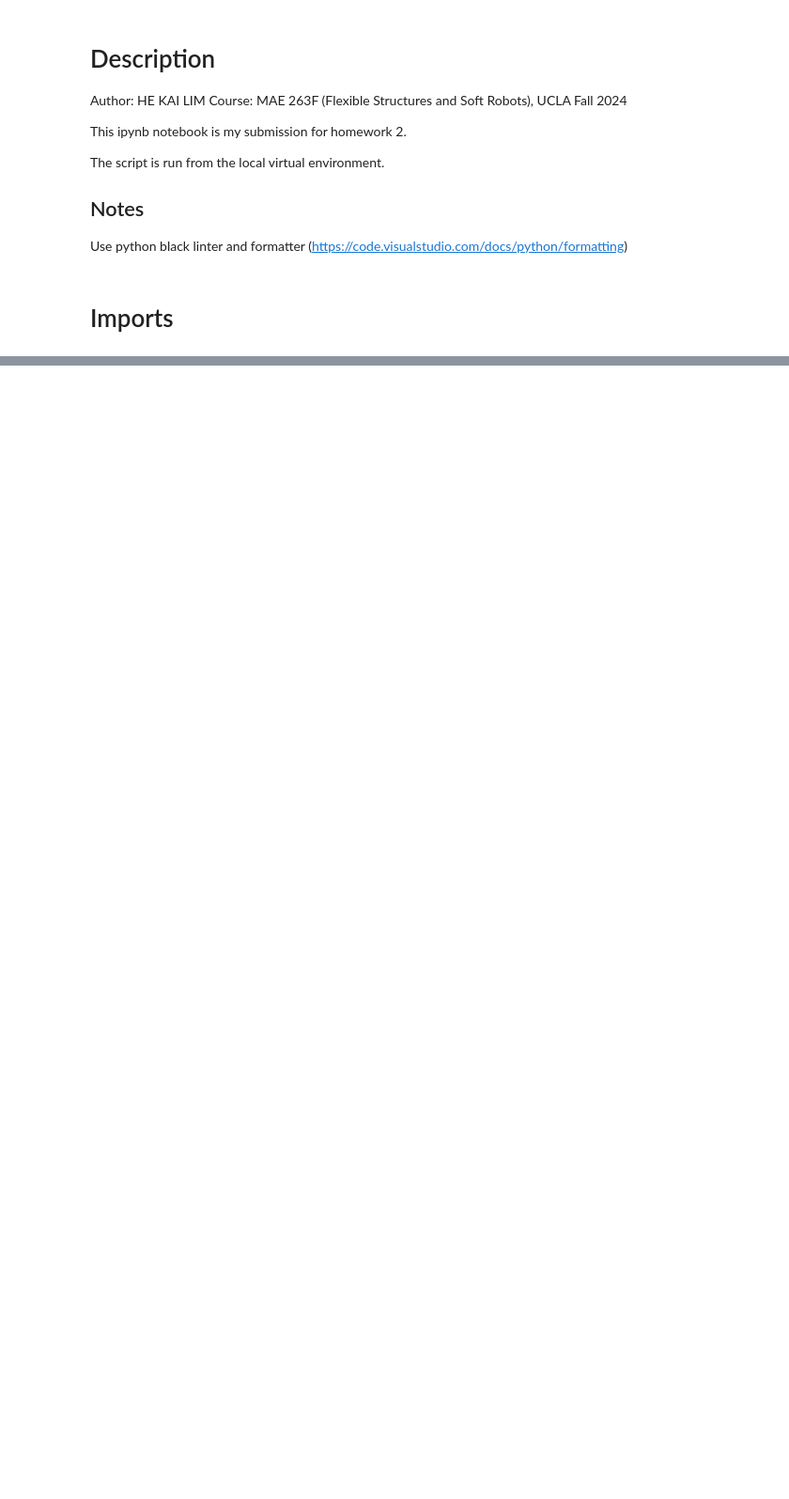
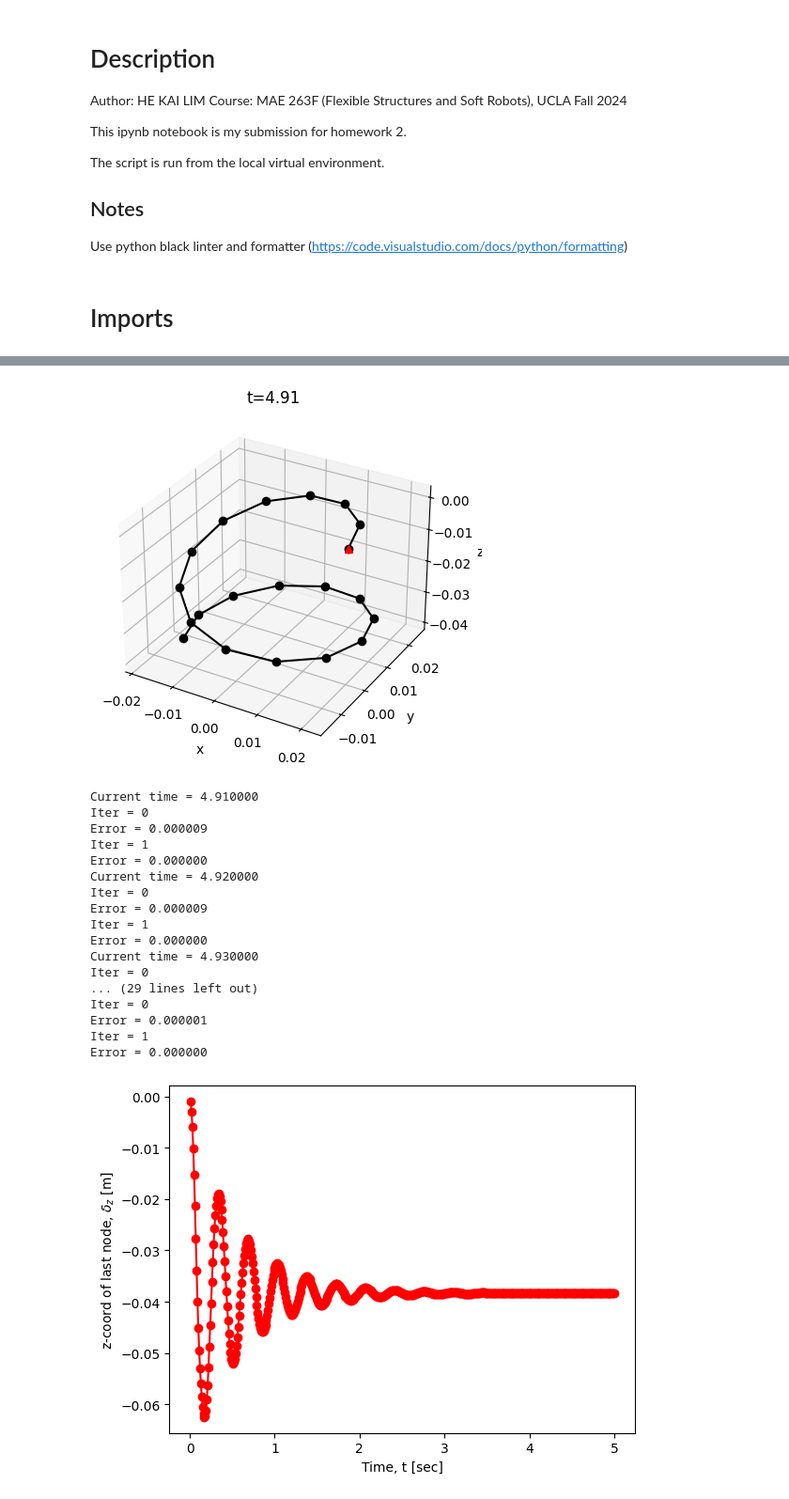
Before and after one commit to he-is-kai/MAE263F_UCLA_Fall2024, a Jupyter notebook: homework_2/Homework2.ipynb, the cells around one changed output, grey strips where cells are left out. Shown: that part at 94% size. Saved outputs shown, nothing was run; the diff lists cells and outputs as text; code cells hidden in the pictures; blank space fills up the shorter version.

```diff
--- a/homework_2/Homework2.ipynb
+++ b/homework_2/Homework2.ipynb
@@ -180,0 +282,6 @@ def plotrod_simple(q, ctime):
+# %%
+totalTime = 5 # second
+dt = 0.01 # second (may need sensitivity analysis)
+
+# Tolerance
+tol = EI / RodLength**2 * 1e-3
@@ -180,0 +375,10 @@ def plotrod_simple(q, ctime):
+# %%
+# Reference twist
+refTwist = np.zeros(nv)
+refTwist = helper.getRefTwist(a1, tangent, refTwist) # We need to write this function
+
+# Natural curvature
+kappaBar = helper.getKappa(q0, m1, m2) # We need to write this function
+
+# Natural twist
+twistBar = np.zeros(nv)
@@ -180,0 +387,4 @@ def plotrod_simple(q, ctime):
+# %%
+# Fixed and Free DOFs
+fixedIndex = np.arange(0,7) # First seven (2 nodes and one edge) are fixed: clamped
+freeIndex = np.arange(7,ndof)
@@ -180,0 +393,60 @@ def plotrod_simple(q, ctime):
+# %%
+Nsteps = round(totalTime / dt ) # Total number of steps
+ctime = 0 # current time
+endZ = np.zeros(Nsteps) # Store z-coordinate of the last node with time
+
+for timeStep in range(Nsteps):
+  print('Current time = %f' % ctime)
+
+  qGuess = q0.copy() # This should be fixed - I did not include this line in class
+  q, u, a1, a2 = objfun( qGuess, # Guess solution
+                        q0, u, a1, a2,
+                         freeIndex, # Boundary conditions
+                         dt, tol, # time stepping parameters
+                         refTwist, # We need a guess refTwist to compute the new refTwist
+                         massVector, mMat, # Mass vector and mass matrix
+                         EA, refLen, # Stretching stiffness and reference length
+                         EI, GJ, voronoiRefLen, kappaBar, twistBar, # bending and twisting
+                         Fg
+                        )
+
+  ctime += dt # Update current time
+
+  # Update q0 with the new q
+  q0 = q.copy()
+
+  # Store the z-coordinate of the last node
+  endZ[timeStep] = q[-1]
+
+  # Every 100 time steps, update material directors and plot the rod
+  if timeStep % 10 == 0:
+    plotrod_simple(q, ctime)
+
+# Visualization after the loop
+plt.figure(2)
+time_array = np.arange(1, Nsteps + 1) * dt
+plt.plot(time_array, endZ, 'ro-')
+plt.box(True)
+plt.xlabel('Time, t [sec]')
+plt.ylabel('z-coord of last node, $\\delta_z$ [m]')
+plt.show()
+# %% [output]
+[figure, added]
+Current time = 4.910000
+Iter = 0
+Error = 0.000009
+Iter = 1
+Error = 0.000000
+Current time = 4.920000
+Iter = 0
+Error = 0.000009
+Iter = 1
+Error = 0.000000
+Current time = 4.930000
+Iter = 0
+... (29 lines left out)
+Iter = 0
+Error = 0.000001
+Iter = 1
+Error = 0.000000
+[figure, added]
```
Also changed, not shown: parts of 26 cells of this notebook, 15 other files.
